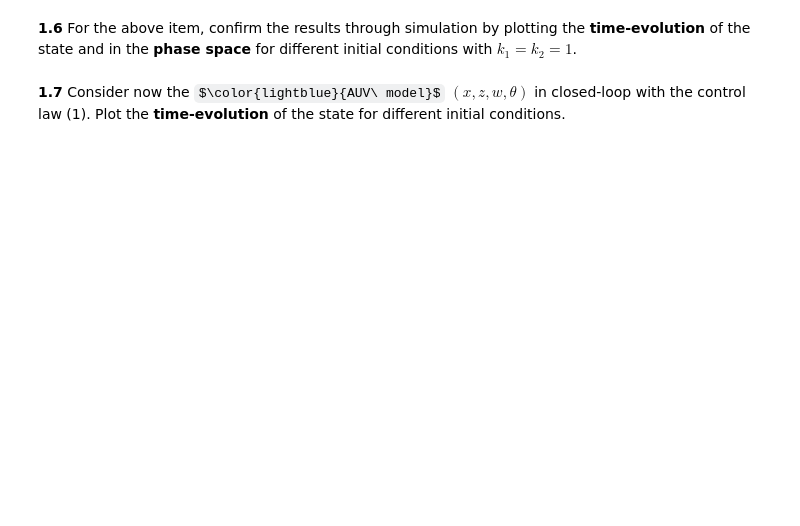
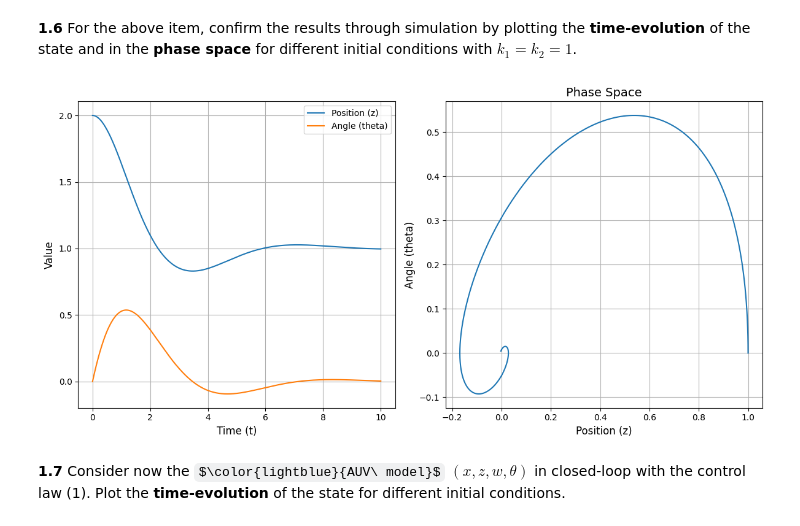
Before and after one commit to Xizesse/CO_project1, a Jupyter notebook: CO_project1.ipynb, the cells around one changed output. Cells and saved outputs as stored; diff of their text form; code cells hidden in the pictures; some formulas as TeX source; blank space fills up the shorter version.

```diff
--- a/CO_project1.ipynb
+++ b/CO_project1.ipynb
@@ -479,6 +500,62 @@ V(\tilde z, \theta) = \frac{k_1}{2 v_d}\tilde z^2+\int_0^\theta \tan(\phi)d\phi
 # %% [markdown]
 **1.6**
 For the above item, confirm the results through simulation by plotting the **time-evolution** of the state and in the **phase space** for different initial conditions with $k_1=k_2=1$.
+# %%
+import numpy as np
+from scipy import integrate
+import matplotlib.pyplot as plt
+
+# Parameters
+vd = 1
+d1 = -3
+d2 = -12
+m = 0.9
+k1 = 1
+k2 = 1
+
+def Sys_f(x, t=0):
+    z = x[0]
+    w = x[1]
+    theta = x[2]
+
+
+    dzdt = -vd * np.tan(theta)
+    dwdt =  m * (vd / np.cos(theta)) * (k1 * z - k2 * theta)
+    dthetadt = (k1 * z - k2 * theta)
+
+    return np.array([dzdt, dwdt, dthetadt])
+
+
+t_end = 10
+t = np.linspace(0, t_end, 1000)
+
+x0 = np.transpose(np.array([1, 0, 0]))
+x = integrate.odeint(Sys_f, x0, t, full_output=False)
+
+# Create subplots
+fig, (ax1, ax2) = plt.subplots(1, 2, figsize=(12, 6))
+
+Zd = 1
+
+# Plot time evolution of z and theta
+ax1.plot(t, x[:, 0] + Zd, label='Position (z)')
+ax1.plot(t, x[:, 2], label='Angle (theta)')
+ax1.set_xlabel('Time (t)', fontsize=12)
+ax1.set_ylabel('Value', fontsize=12)
+ax1.legend()
+ax1.grid()
+
+# Plot phase space
+ax2.plot(x[:, 0], x[:, 2])
+ax2.set_xlabel('Position (z)', fontsize=12)
+ax2.set_ylabel('Angle (theta)', fontsize=12)
+ax2.set_title('Phase Space', fontsize=14)
+ax2.grid(True)
+
+fig.tight_layout()
+plt.show()
+# %% [output]
+[figure, added]
 # %% [markdown]
 **1.7**
 Consider now the $\color{lightblue}{AUV\ model}$ $(x,z,w,\theta)$ in closed-loop with the control law (1).
```
Also changed, not shown: parts of 5 cells of this notebook.
